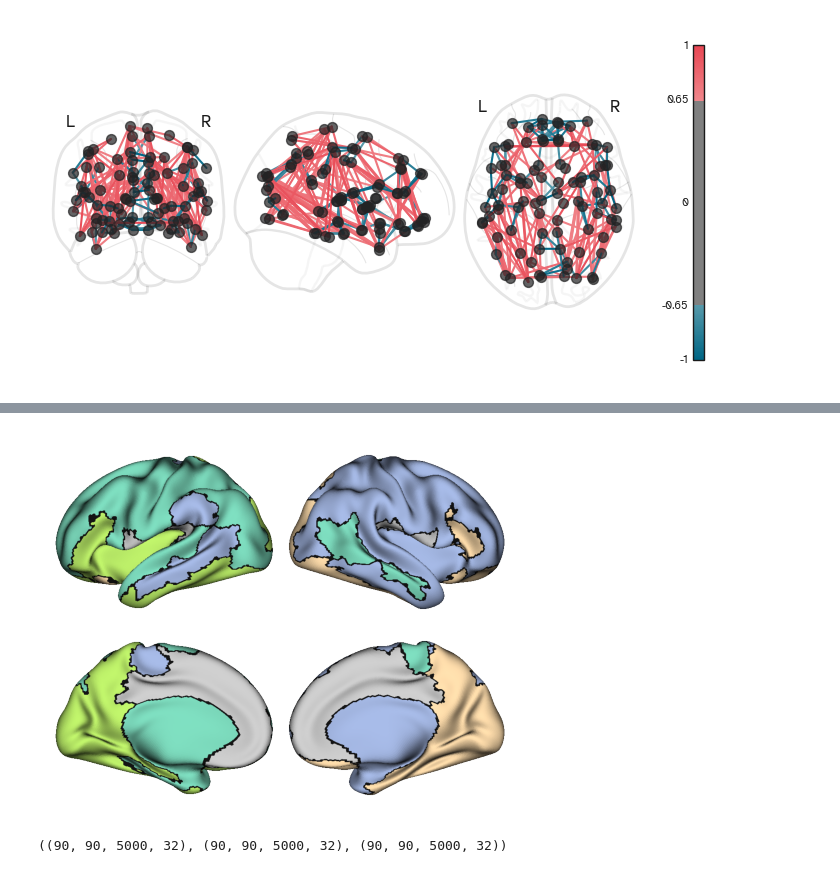
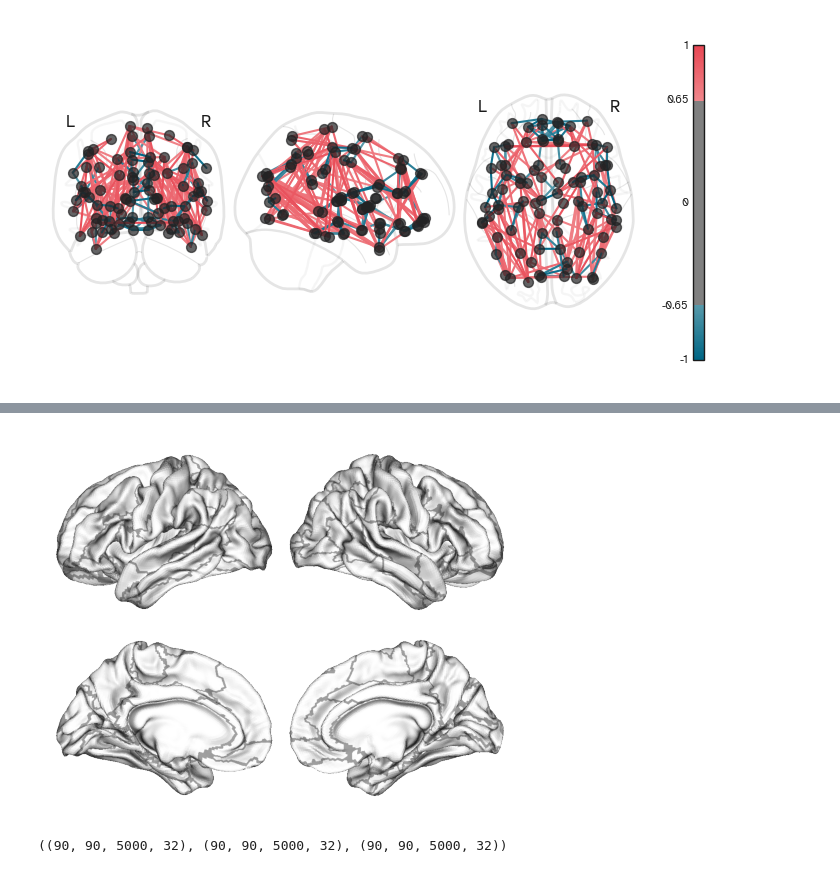
Before and after one commit to kuffmode/Optimal_networks, a Jupyter notebook: generative_aal.ipynb, the cells around one changed output, grey strips where cells are left out. Drawn from its saved outputs; the diff is of its cells as text; code cells hidden in the pictures.

```diff
--- a/generative_aal.ipynb
+++ b/generative_aal.ipynb
@@ -359,0 +373,3 @@ plt.savefig("figures/HCP/PD_network difference.pdf",dpi=600,bbox_inches='tight')
+# %%
+left_data = pd_similarities[::2,::2].copy().mean(-1).mean(-1)
+right_data = pd_similarities[1::2,1::2].copy().mean(-1).mean(-1)
@@ -360,15 +380,13 @@ plt.savefig("figures/HCP/PD_network difference.pdf",dpi=600,bbox_inches='tight')
 # %%
-# left_data = simulated_similarity.iloc[:,::2].copy()
-# right_data = simulated_similarity.iloc[:,1::2].copy()
+# left_data = pd_similarities.iloc[:,::2].copy()
+# right_data = pd_similarities.iloc[:,1::2].copy()
 # left_surfdata = parcellation.map_to_labels(left_data.mean(1),lh_vertex_labels)
 # right_surfdata = parcellation.map_to_labels(right_data.mean(1),rh_vertex_labels)
 
 # left_data = averaged_network_distance.mean(0).iloc[::2].copy()
 # right_data = averaged_network_distance.mean(0).iloc[1::2].copy()
 
-left_data = test[0][::2].copy()
-right_data = test[0][1::2].copy()
-left_surfdata, right_surfdata = ut.data_to_surfdata(left_data = left_data,
-                                                    right_data = right_data,
+left_surfdata, right_surfdata = ut.data_to_surfdata(left_data = pd.DataFrame(left_data),
+                                                    right_data = pd.DataFrame(right_data),
                                                     lh_surfaces=lh_vertex_labels,
                                                     rh_surfaces=rh_vertex_labels)
@@ -375,23 +411,22 @@ left_surfdata, right_surfdata = ut.data_to_surfdata(left_data = left_data,
 # %%
 surfaces = fetch_fslr()
-lh, rh = surfaces['inflated']
+lh, rh = surfaces['midthickness']
 
 
 p = Plot(surf_lh=lh, surf_rh=rh,
          brightness=0.8)
-p.add_layer({'left':left_surfdata,
-             'right':right_surfdata},
-            cmap="Set2",cbar=False)
+# p.add_layer({'left':left_surfdata,
+#              'right':right_surfdata},cbar=True)
 
 p.add_layer({'left':left_surfdata,
              'right':right_surfdata},
-            cmap='binary_r',
+            cmap="binary",
             as_outline=True,
-            cbar=False)
+            cbar=False,alpha=0.4)
 fig = p.build()
-fig.savefig("figures/HCP/communities_difference.pdf", dpi=600, bbox_inches="tight")
+#fig.savefig("figures/HCP/communities_difference.pdf", dpi=600, bbox_inches="tight")
 # %% [output]
-[figure, old version]
+[figure, new version]
 # %%
 sp_sample_trajectories.shape, pd_sample_trajectories.shape, rd_sample_trajectories.shape
 # %% [output]
```
Also changed, not shown: parts of 17 cells of this notebook, 4 other files.
